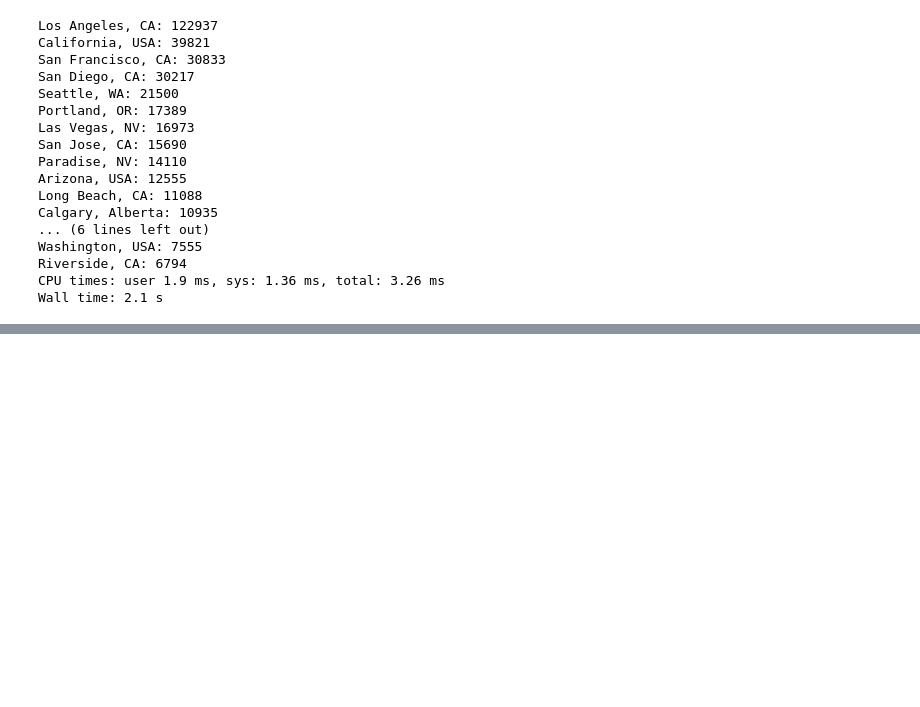
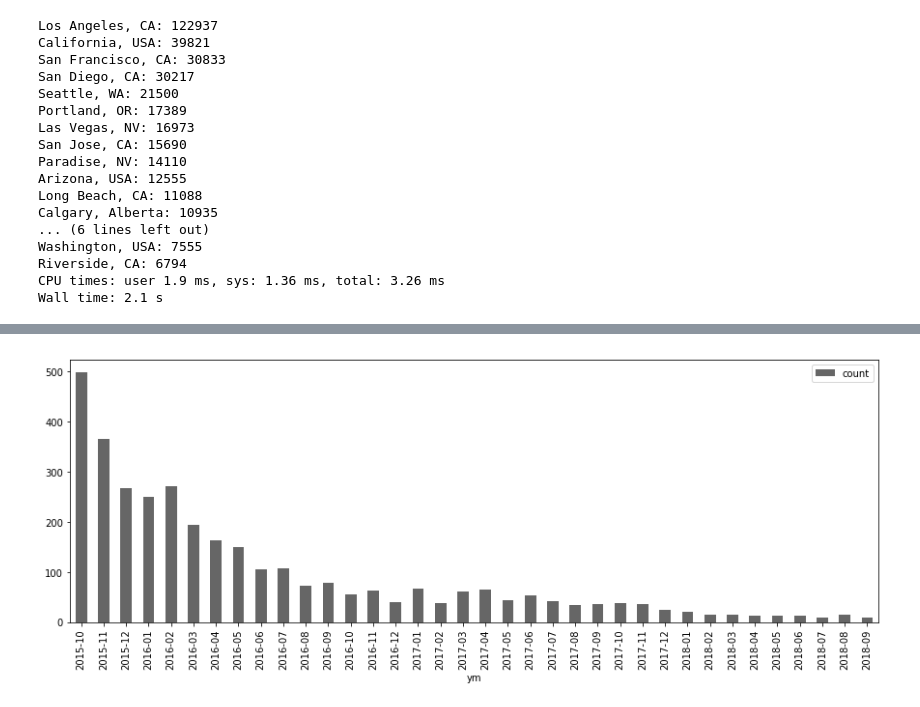
Before and after one commit to smmaurer/place-tagged-posts, a Jupyter notebook: 2018-10-scratchpad.ipynb, the cells around one changed output, grey strips where cells are left out. Cells and saved outputs as stored; diff of their text form; code cells hidden in the pictures; blank space fills up the shorter version.

```diff
--- a/2018-10-scratchpad.ipynb
+++ b/2018-10-scratchpad.ipynb
@@ -451,0 +505,9 @@ Wall time: 2.1 s
+# %%
+%%time
+c = list(r2.aggregate([
+    {"$match": {"$and": [{"geo": {"$ne": None}}, {"source": {"$regex" : ".*>Twitter .*"}}]}},
+    {"$addFields": {"_dt": {"$toDate": {"$toLong": "$timestamp_ms"}}}},
+    {"$group": {"_id": {"y": {"$year": "$_dt"}, "m": {"$month": "$_dt"}},
+                "count": {"$sum": 1}}}]))
+plot_counts(c)
+# %% [output]
@@ -451,0 +516 @@ Wall time: 2.1 s
+[figure, added]
```
Also changed, not shown: parts of 17 cells of this notebook.
